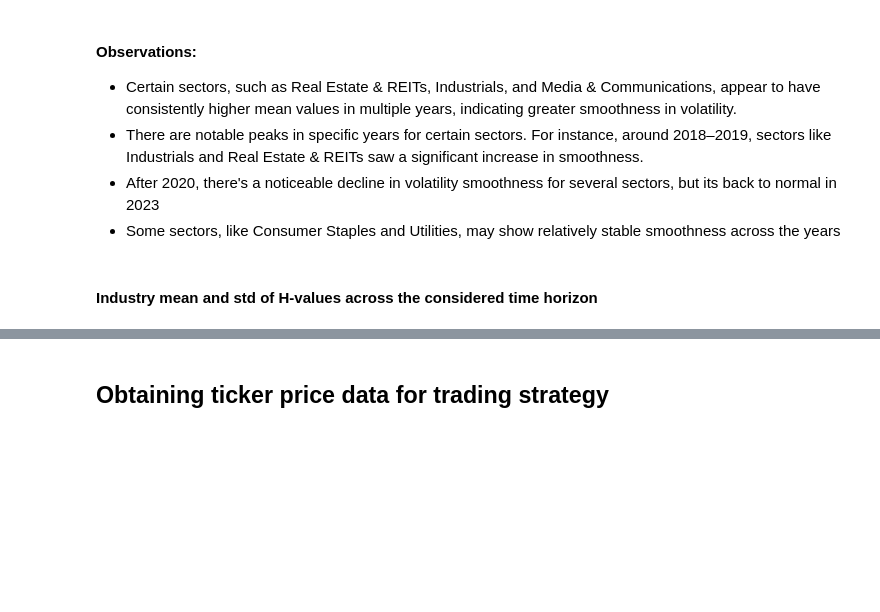
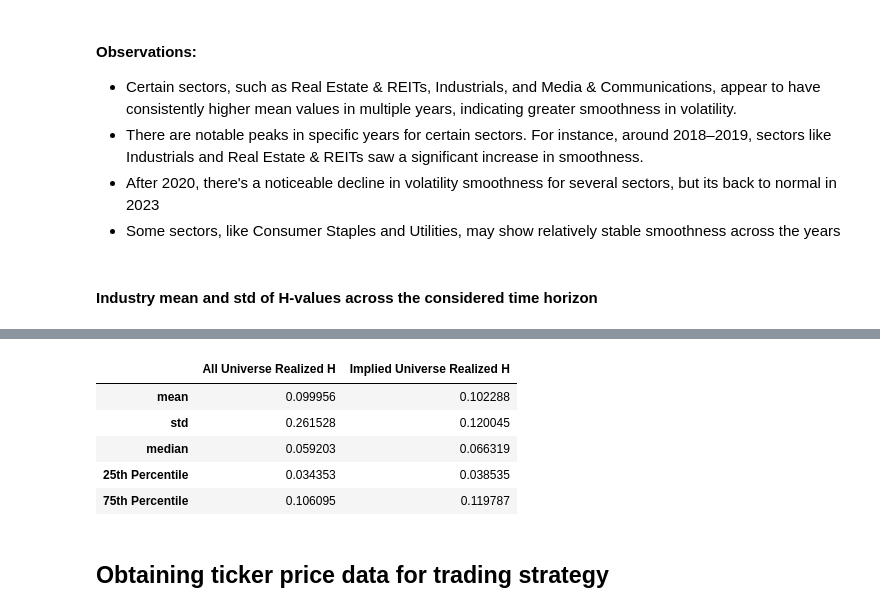
Before and after one commit to roshnx/buy-rough-sell-smooth, a Jupyter notebook: Realized_Vol_Regression.ipynb, the cells around one changed output, grey strips where cells are left out. Drawn from its saved outputs; the diff is of its cells as text; code cells hidden in the pictures; blank space fills up the shorter version.

```diff
--- a/Realized_Vol_Regression.ipynb
+++ b/Realized_Vol_Regression.ipynb
@@ -380,6 +369,27 @@ industry_H
 | 8 | US Real Estate & REITs | 0.130725 | 0.169417 |
 | 9 | US Technology | 0.126389 | 0.684918 |
 | 10 | US Utilities | 0.098577 | 0.142525 |
+# %%
+implied_univ = pd.read_csv('./implied_universe.csv')
+implied_univ = implied_univ.Ticker.unique()
+RH = betas['Realized_H'].apply(['mean', 'std', 'median'])
+RH.loc['25th Percentile'] = betas['Realized_H'].quantile(0.25)
+RH.loc['75th Percentile'] = betas['Realized_H'].quantile(0.75)
+RH.name = 'All Universe Realized H'
+RH_implied = betas[betas['SYM_ROOT'].isin(implied_univ)]['Realized_H'].apply(['mean', 'std', 'median'])
+RH_implied.loc['25th Percentile'] = betas[betas['SYM_ROOT'].isin(implied_univ)]['Realized_H'].quantile(0.25)
+RH_implied.loc['75th Percentile'] = betas[betas['SYM_ROOT'].isin(implied_univ)]['Realized_H'].quantile(0.75)
+RH_implied.name = 'Implied Universe Realized H'
+# %%
+table = pd.concat([RH, RH_implied], axis=1)
+table
+# %% [output]
+|  | All Universe Realized H | Implied Universe Realized H |
+| mean | 0.099956 | 0.102288 |
+| std | 0.261528 | 0.120045 |
+| median | 0.059203 | 0.066319 |
+| 25th Percentile | 0.034353 | 0.038535 |
+| 75th Percentile | 0.106095 | 0.119787 |
 # %% [markdown]
 ## Obtaining ticker price data for trading strategy
 # %%
```
Also changed, not shown: parts of 2 cells of this notebook.
